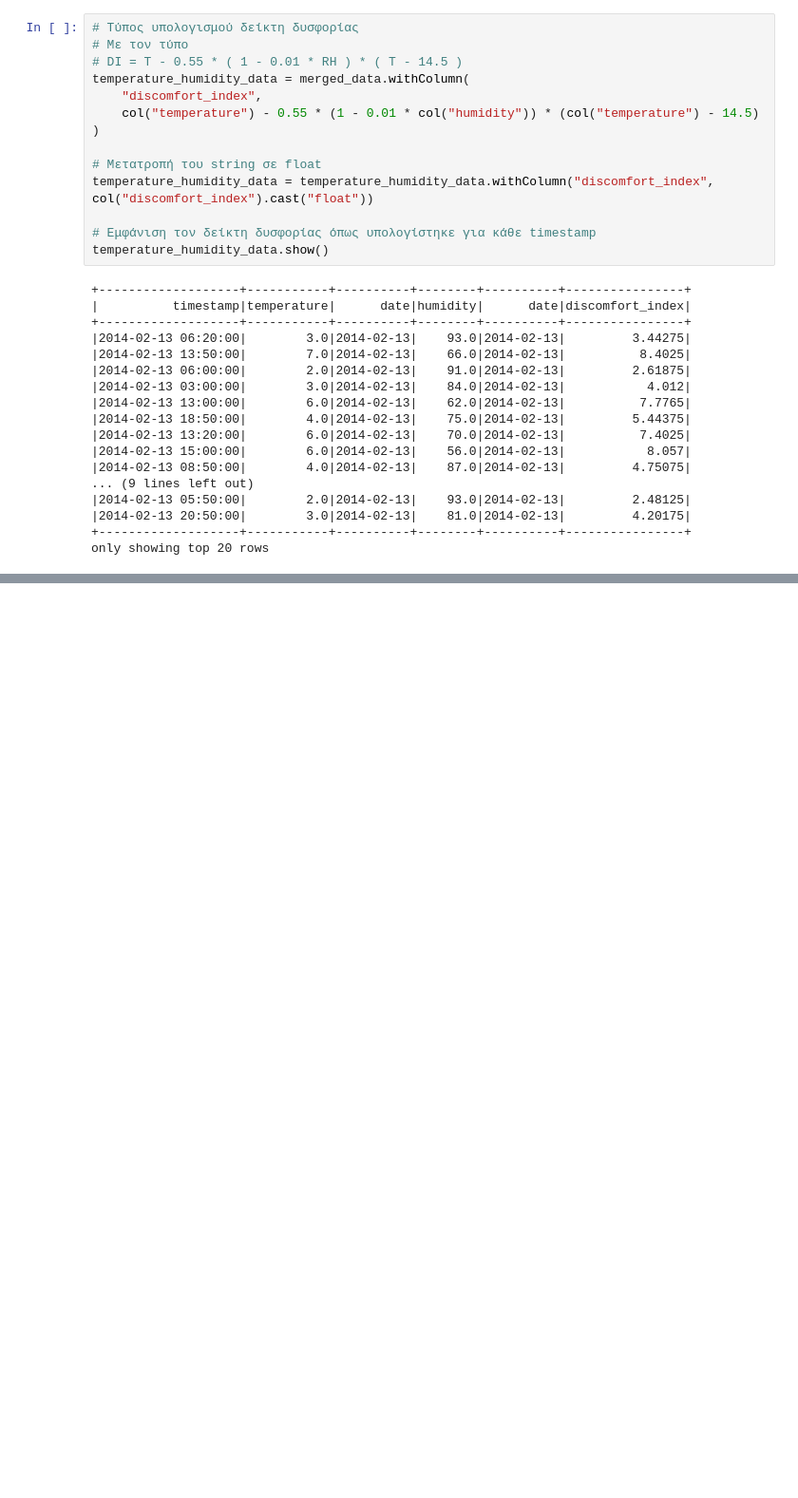
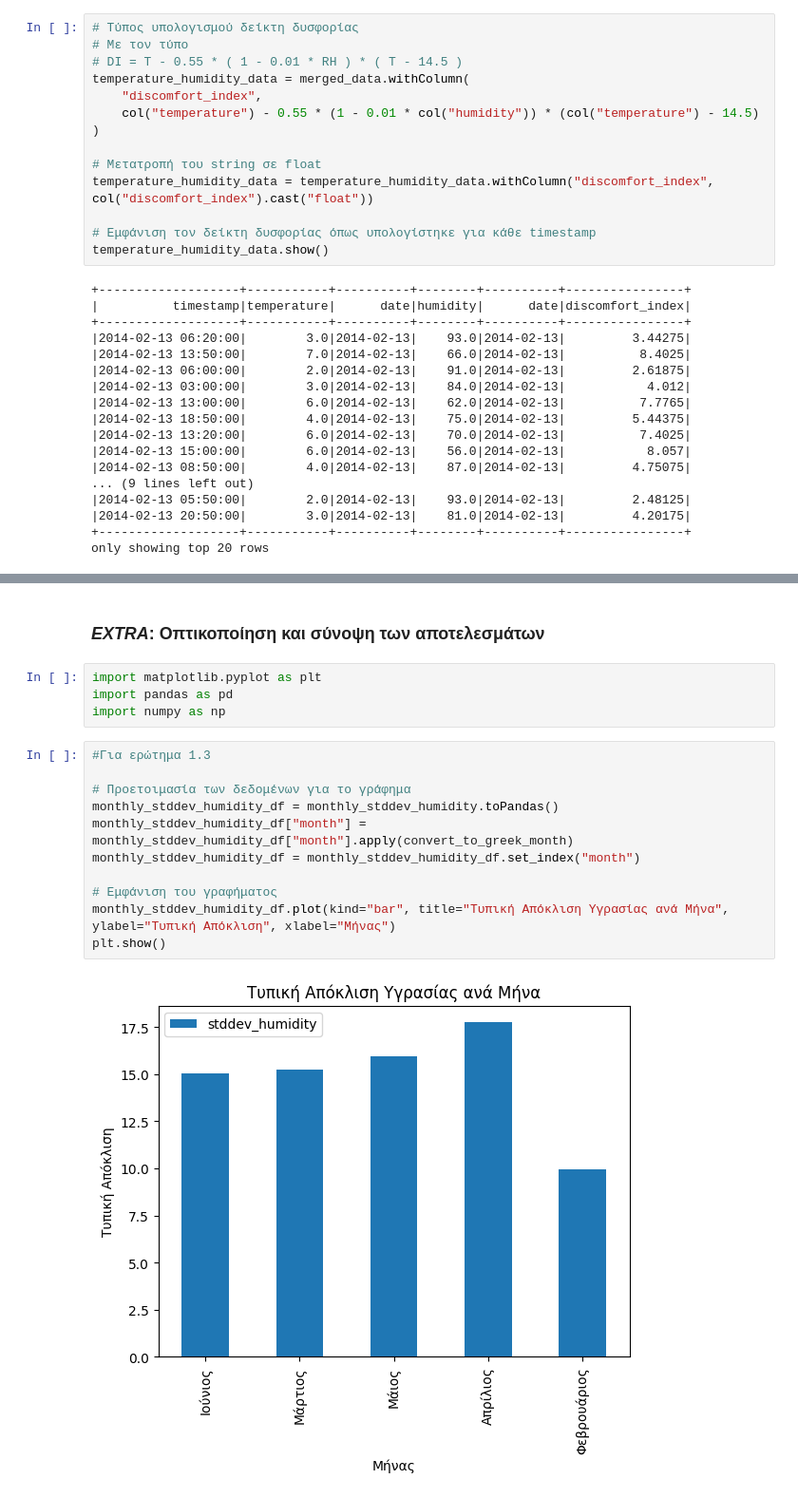
Before and after one commit to vagg99/Decentralized-Systems, a Jupyter notebook: Spark/one.ipynb, the cells around one changed output, grey strips where cells are left out. Shown at 95% size. Cells and saved outputs as stored; diff of their text form; blank space fills up the shorter version.

```diff
--- a/Spark/one.ipynb
+++ b/Spark/one.ipynb
@@ -250,3 +268,22 @@ print(f"Η ελάχιστη τιμή δυσφορίας είναι: {min_discomf
 # %% [output]
 Η μέγιστη τιμή δυσφορίας είναι: 22.112499237060547 και εμφανίζεται στην ημερομινία: 2014-05-22 14:20:00
 Η ελάχιστη τιμή δυσφορίας είναι: -2.3262500762939453 και εμφανίζεται στην ημερομινία: 2014-03-11 07:20:00
+# %% [markdown]
+### __*EXTRA*__: Οπτικοποίηση και σύνοψη των αποτελεσμάτων
+# %%
+import matplotlib.pyplot as plt
+import pandas as pd
+import numpy as np
+# %%
+#Για ερώτημα 1.3
+
+# Προετοιμασία των δεδομένων για το γράφημα
+monthly_stddev_humidity_df = monthly_stddev_humidity.toPandas()
+monthly_stddev_humidity_df["month"] = monthly_stddev_humidity_df["month"].apply(convert_to_greek_month)
+monthly_stddev_humidity_df = monthly_stddev_humidity_df.set_index("month")
+
+# Εμφάνιση του γραφήματος
+monthly_stddev_humidity_df.plot(kind="bar", title="Τυπική Απόκλιση Υγρασίας ανά Μήνα", ylabel="Τυπική Απόκλιση", xlabel="Μήνας")
+plt.show()
+# %% [output]
+[figure, added]
```
Also changed, not shown: parts of 6 cells of this notebook, 3 other files.
